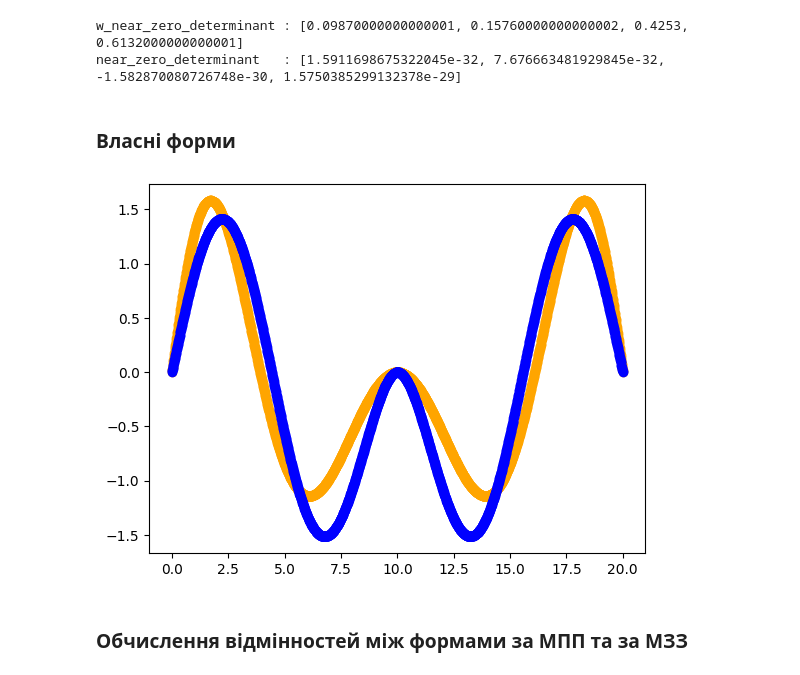
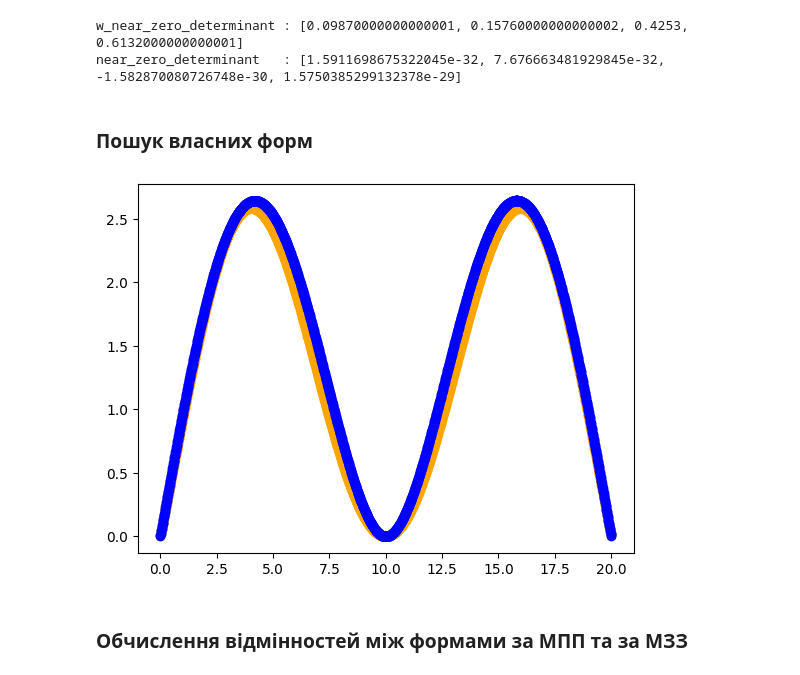
Before and after one commit to arroneq/KPI-FAM-subjects, a Jupyter notebook: Numerical Methods/Lab 2-3/Ipynb/nmmp2-3.ipynb, the cells around one changed output. Cells and saved outputs as stored; diff of their text form; code cells hidden in the pictures.

```diff
--- a/Numerical Methods/Lab 2-3/Ipynb/nmmp2-3.ipynb
+++ b/Numerical Methods/Lab 2-3/Ipynb/nmmp2-3.ipynb
@@ -94,7 +62,7 @@ theta0 = 1.0
 w_zero_M2L = []
 for i in range(len(w_candidates)):
     varphi = np.sqrt(w_candidates[i])
-    X = homogeneous_equations(theta0,varphi)
+    X = solve_homogeneous_TMM(theta0,varphi)
     M2L[i] = X[14]
 
     if M2L[i] == 0:
@@ -138,12 +106,14 @@ w_2 = w_near_zero_M2L[1]
 w_3 = w_near_zero_M2L[2]
 w_4 = w_near_zero_M2L[3]
 w_5 = w_near_zero_M2L[4]
+
+tmm_w = [w_1,w_2,w_3,w_4,w_5]
 # %%
 W_tmm = []
 
-for w_i in [w_1,w_2,w_3,w_4,w_5]:
+for w_i in tmm_w:
     varphi = np.sqrt(w_i)
-    X = homogeneous_equations(theta0,varphi)
+    X = solve_homogeneous_TMM(theta0,varphi)
 
     print(f"\nw = {w_i}")
     print(f"W(s) = K2 + {X[3]}*K4, s in [0,L]")
@@ -649,13 +616,13 @@ near_zero_determinant   : [1.5911698675322045e-32, 7.676663481929845e-32, -1.582
 # for i in range(len(w_candidates)):
 #     if -1.2e-28 < determinant[i] < 1.2e-28:
 #         print(f"{i} {w_candidates[i]} {determinant[i]}")
-# %% [markdown]
-### Власні форми
+# %% [markdown]
+### Пошук власних форм
 # %%
-F = 4
+Form = 2
 
-I = calculate_integrads(w_near_zero_determinant[F-1])
-alpha1 = 60000
+I = calculate_integrads(w_near_zero_determinant[Form-1])
+alpha1 = -12000
 
 U = np.array([
     [I[2][1], I[3][1], I[4][1], I[5][1], -phi_1(L)],
@@ -678,13 +645,13 @@ W_wrm_5 = np.array([alpha1*phi_1(s) + alpha2*phi_2(s) + alpha3*phi_3(s) + alpha4
 # %%
 plt.plot(S_wrm,W_wrm_5,marker='o',color='orange')
 plt.grid()
 
-plt.plot(S_wrm,W_tmm[F-1],marker='o',color='blue')
+plt.plot(S_wrm,W_tmm[Form-1],marker='o',color='blue')
 plt.grid()
 
 plt.show()
 # %% [output]
-[figure, old version]
+[figure, new version]
 # %% [markdown]
 ### Обчислення відмінностей між формами за МПП та за МЗЗ
 # %%
```
Also changed, not shown: parts of 43 cells of this notebook, 19 other files.
